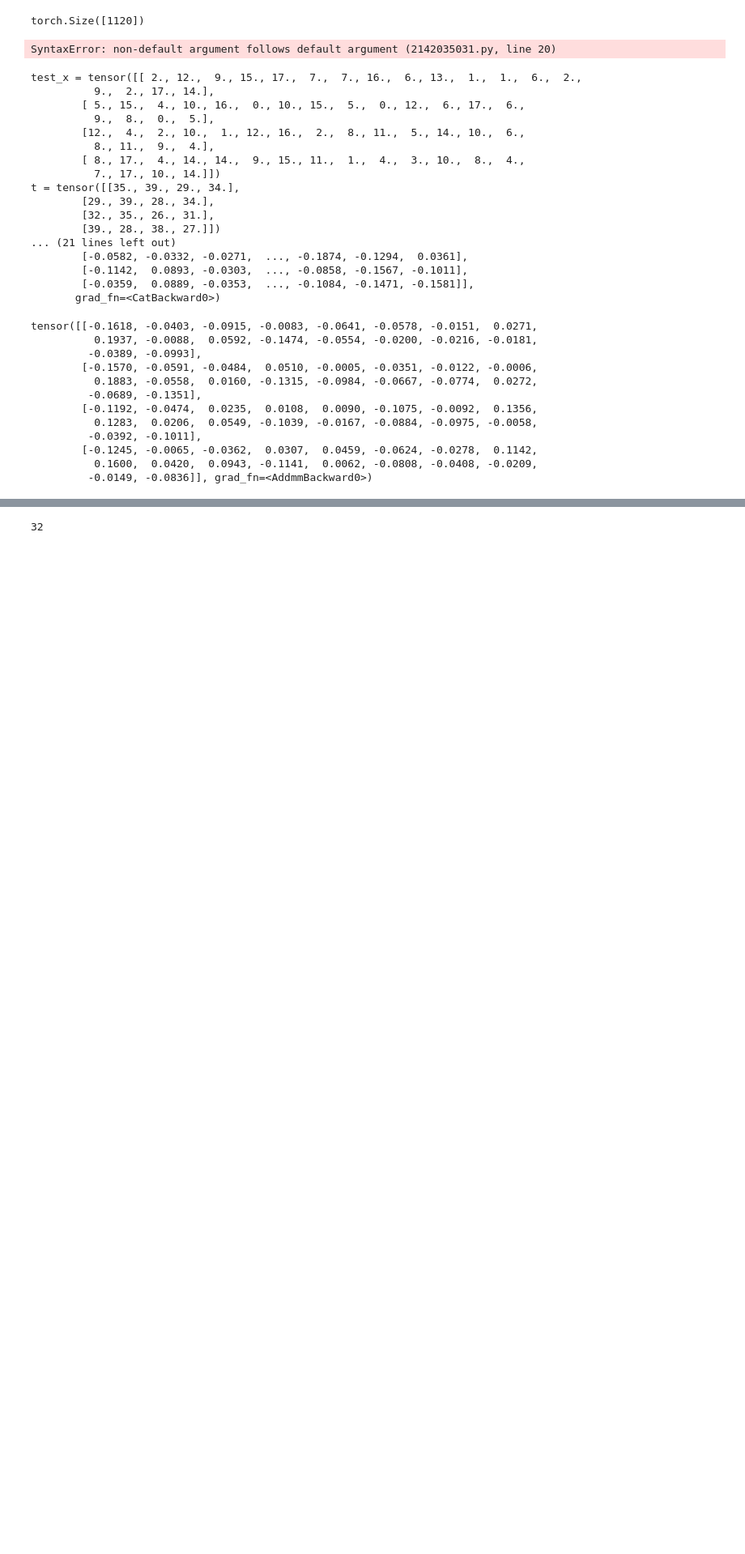
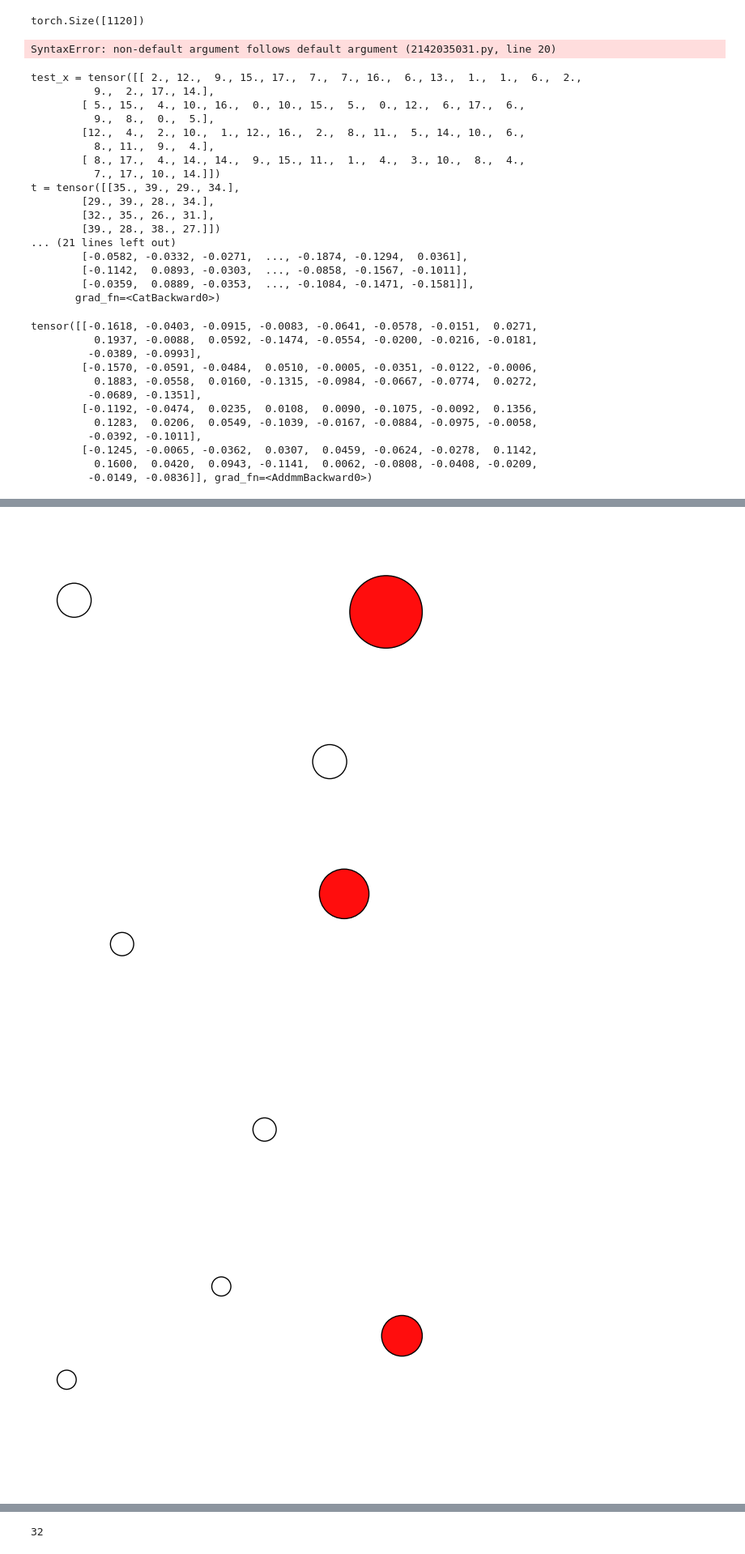
Before and after one commit to StevenZhang904/ScoreMD_EGNN, a Jupyter notebook: test.ipynb, the cells around one changed output, grey strips where cells are left out. Shown at 81% size. Cells and saved outputs as stored; diff of their text form; code cells hidden in the pictures; blank space fills up the shorter version.

```diff
--- a/test.ipynb
+++ b/test.ipynb
@@ -653,7 +653,7 @@ with torch.no_grad():
     times = [200 ,500, 800, 1000, 1500, 2000, 2500, 3000, 4000, 5000, 6000, 6500]
     samples = []
     for time in times:
-        sample = model(mode="generate", displacement_shape = 18, batch_size = 32, timesteps_sample = time)
+        sample = model(mode="generate", displacement_shape = 18, batch_size = 4, timesteps_sample = time)
         # print("time = ", time, "result =" , sample[-1]*3.535067+4.4975667)
         samples.append(sample[-1]*3.535067+4.4975667)
 
@@ -737,32 +737,35 @@ from ase.data import covalent_radii as radii
 from ase.data.colors import jmol_colors
 from matplotlib.patches import Circle
 
 for x in range(len(samples)):
     counter = 0
     for y in samples[x]:
 
         fig, ax = pyplot.subplots()
 
         # Make the atoms; rotate so they are viewable with no z coordinates.
-        pos = samples[x][0]
+        pos = y
         atoms = Atoms(['H','H','O'], (pos[3:6], pos[0:3], pos[6:9]))
         atoms.rotate('x', -np.pi/2., rotate_cell=True)
 
         # Add the atoms to the plot as circles.
         for atom in atoms:
             color = jmol_colors[atom.number]
             radius = radii[atom.number]
             circle = Circle((atom.x, atom.y), radius, facecolor=color,
                                     edgecolor='k', linewidth=1)
             ax.add_patch(circle)
 
         # Enforce the circles are round (equal x and y scales) and turn off
         # tickmarks.
         ax.axis('equal')
         ax.set_xticks([])
         ax.set_yticks([])
         ax.axis('off')
 
-        fig.savefig('./Diff_visualization/out_' + str(counter) + '_' + str(times[x]) + '.png')
+        fig.savefig('./Diff_visualization/out_' + str(times[x]) + '_' + str(counter) + '.png')
         counter += 1
 # %% [output]
+[figure, new version]
+[figure, added]
+[figure, added]
```
Also changed, not shown: parts of 2 cells of this notebook, 17 other files.
